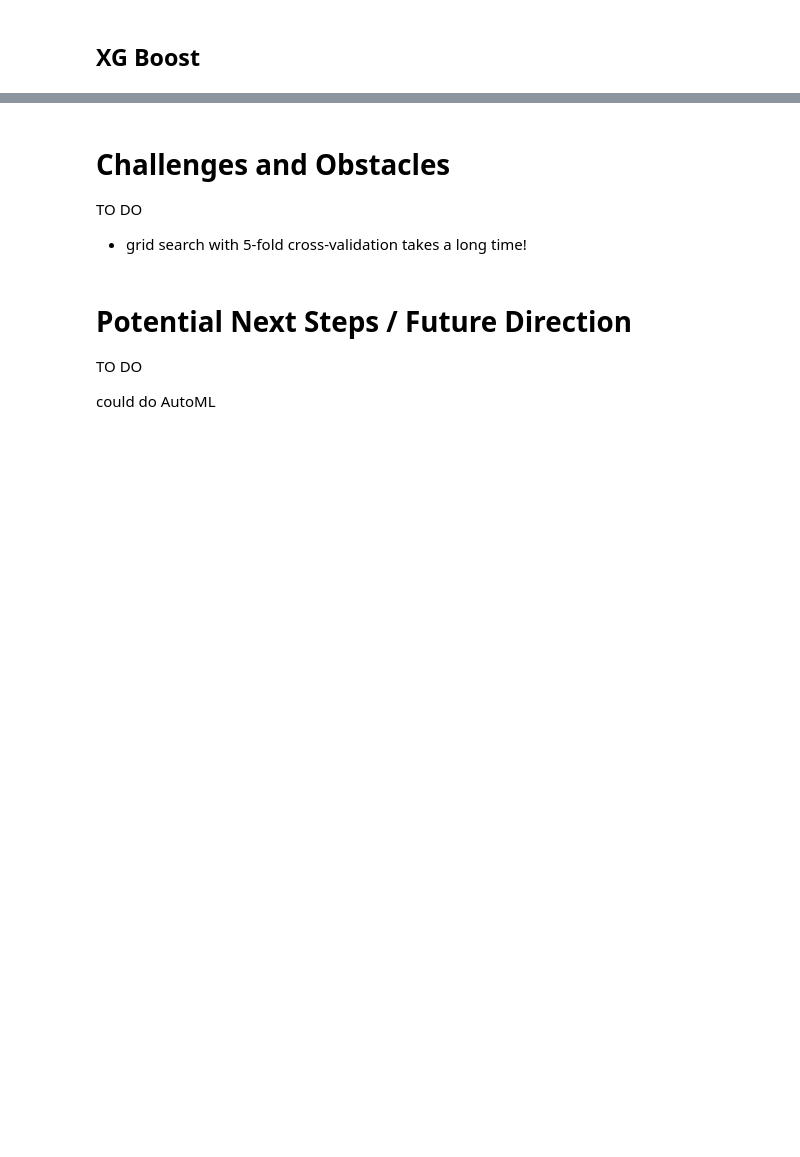
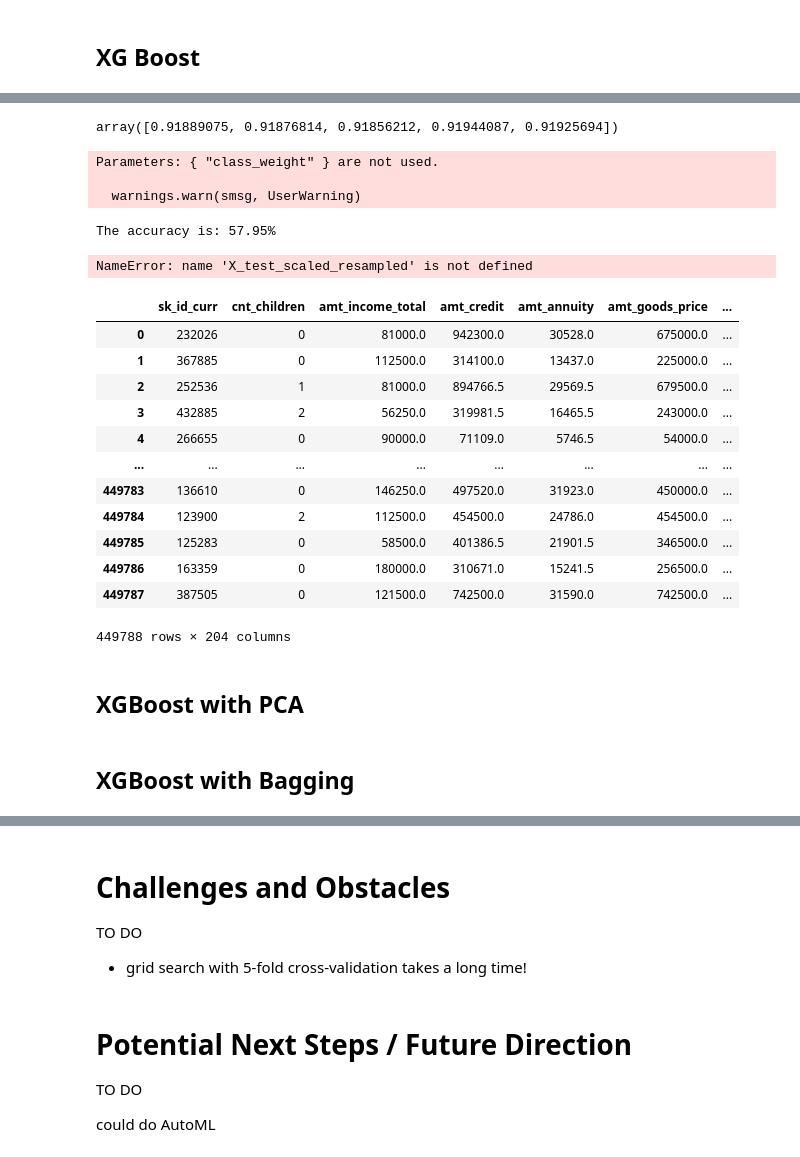
Before and after one commit to rca-devs/CIS-5450, a Jupyter notebook: Copy_of_CIS_5450_course_project_with_modeling_v2.ipynb, the cells around one changed output, grey strips where cells are left out. Cells and saved outputs as stored; diff of their text form; code cells hidden in the pictures; blank space fills up the shorter version.

```diff
--- a/Copy_of_CIS_5450_course_project_with_modeling_v2.ipynb
+++ b/Copy_of_CIS_5450_course_project_with_modeling_v2.ipynb
@@ -220,14 +202,14 @@ Creating: application_test_df
 # %%
 # # #For Paul when running locally -- ignore this
-# d = {}
-# d['application_test_df'] = pd.read_csv('./data/application_test.csv', encoding='latin-1')
-# d['application_train_df'] = pd.read_csv('./data/application_train.csv', encoding='latin-1')
+d = {}
+d['application_test_df'] = pd.read_csv('./data/application_test.csv', encoding='latin-1')
+d['application_train_df'] = pd.read_csv('./data/application_train.csv', encoding='latin-1')
 # d['bureau_df'] = pd.read_csv('./data/bureau.csv', encoding='latin-1')
 # d['bureau_balance_df'] = pd.read_csv('./data/bureau_balance.csv', encoding='latin-1')
-# d['credit_card_balance_df'] = pd.read_csv('./data/credit_card_balance.csv', encoding='latin-1')
-# d['installments_payments_df'] = pd.read_csv('./data/installments_payments.csv', encoding='latin-1')
-# d['pos_cash_balance_df'] = pd.read_csv('./data/POS_CASH_balance.csv', encoding='latin-1')
-# d['previous_application_df'] = pd.read_csv('./data/previous_application.csv', encoding='latin-1')
+d['credit_card_balance_df'] = pd.read_csv('./data/credit_card_balance.csv', encoding='latin-1')
+d['installments_payments_df'] = pd.read_csv('./data/installments_payments.csv', encoding='latin-1')
+d['pos_cash_balance_df'] = pd.read_csv('./data/POS_CASH_balance.csv', encoding='latin-1')
+d['previous_application_df'] = pd.read_csv('./data/previous_application.csv', encoding='latin-1')
 # %% [markdown]
 Since we stored the dataframes in a dictionary `d`, we access a given dataframe by its key.  Let's inspect the data.
 # %%
@@ -2725,0 +2096,39 @@ plt.show()
+# %%
+scores
+# %% [output]
+array([0.91889075, 0.91876814, 0.91856212, 0.91944087, 0.91925694])
+# %%
+clf_xg_boost = XGBClassifier(random_state = 42)
+clf_xg_boost.fit(X_train_scaled, y_train)
+y_pred = clf_xg_boost.predict(X_test)
+# %% [output]
+Parameters: { "class_weight" } are not used.
+
+  warnings.warn(smsg, UserWarning)
+# %%
+accuracy = clf_xg_boost.score(X_test_scaled, y_test)
+print(f'The accuracy is: {accuracy:.2%}')
+# %% [output]
+The accuracy is: 57.95%
+# %%
+X_train_resampled, y_train_resampled = RandomOverSampler(random_state=seed).fit_resample(X_train, y_train)
+# %%
+X_test_scaled_resampled
+# %% [output]
+NameError: name 'X_test_scaled_resampled' is not defined
+# %%
+X_train_resampled
+# %% [output]
+|  | sk_id_curr | cnt_children | amt_income_total | amt_credit | amt_annuity | amt_goods_price | ... |
+| 0 | 232026 | 0 | 81000.0 | 942300.0 | 30528.0 | 675000.0 | ... |
+| 1 | 367885 | 0 | 112500.0 | 314100.0 | 13437.0 | 225000.0 | ... |
+| 2 | 252536 | 1 | 81000.0 | 894766.5 | 29569.5 | 679500.0 | ... |
+| 3 | 432885 | 2 | 56250.0 | 319981.5 | 16465.5 | 243000.0 | ... |
+| 4 | 266655 | 0 | 90000.0 | 71109.0 | 5746.5 | 54000.0 | ... |
+| ... | ... | ... | ... | ... | ... | ... | ... |
+| 449783 | 136610 | 0 | 146250.0 | 497520.0 | 31923.0 | 450000.0 | ... |
+| 449784 | 123900 | 2 | 112500.0 | 454500.0 | 24786.0 | 454500.0 | ... |
+| 449785 | 125283 | 0 | 58500.0 | 401386.5 | 21901.5 | 346500.0 | ... |
+| 449786 | 163359 | 0 | 180000.0 | 310671.0 | 15241.5 | 256500.0 | ... |
+| 449787 | 387505 | 0 | 121500.0 | 742500.0 | 31590.0 | 742500.0 | ... |
+449788 rows × 204 columns
@@ -2725,0 +2140,4 @@ plt.show()
+# %% [markdown]
+## XGBoost with PCA
+# %% [markdown]
+## XGBoost with Bagging
```
Also changed, not shown: parts of 187 cells of this notebook.
